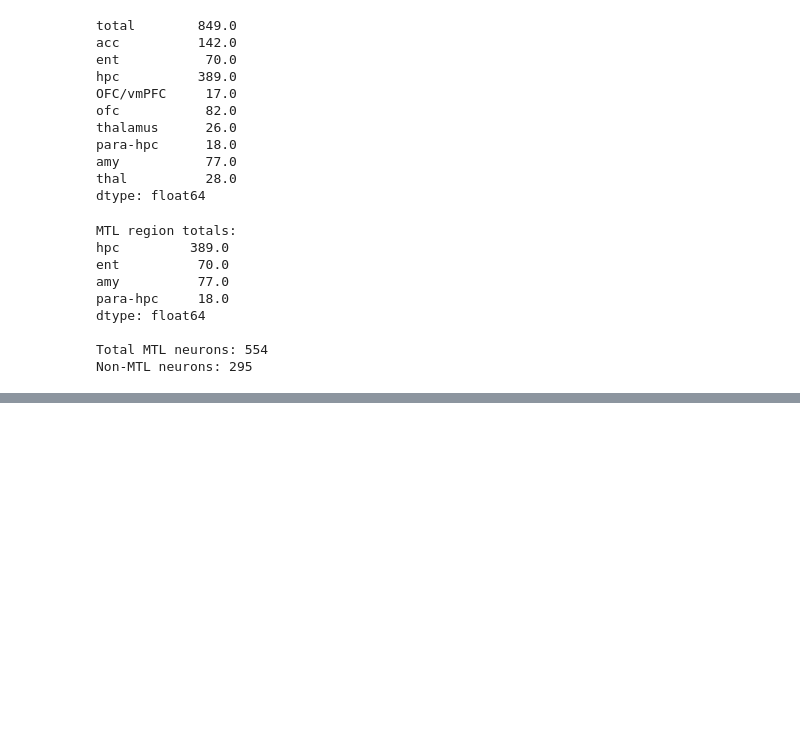
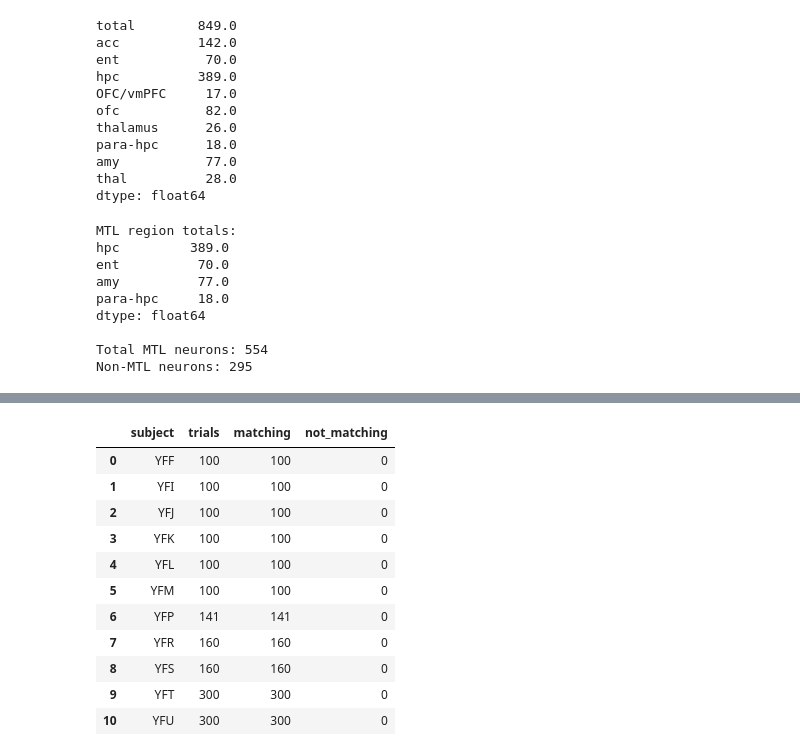
Before and after one commit to Shafiq-Abdu/number-simplex-reproduction, a Jupyter notebook: notebooks/01_explore_data.ipynb, the cells around one changed output, grey strips where cells are left out. Saved outputs shown, nothing was run; the diff lists cells and outputs as text; code cells hidden in the pictures; blank space fills up the shorter version.

```diff
--- a/notebooks/01_explore_data.ipynb
+++ b/notebooks/01_explore_data.ipynb
@@ -780,0 +868,48 @@ Non-MTL neurons: 295
+# %%
+arithmetic_checks = []
+
+for subject in subjects:
+    csv_path = raw_dir / subject.name / "arithmetic" / "photoBehavEvents.csv"
+    df = pd.read_csv(csv_path)
+
+    # Calculate what the answer SHOULD be from cue1, operation, cue2
+    calculated = df["cue1"].copy()
+
+    plus_mask = df["operation"] == "+"
+    minus_mask = df["operation"] == "-"
+
+    calculated.loc[plus_mask] = (
+        df.loc[plus_mask, "cue1"] +
+        df.loc[plus_mask, "cue2"]
+    )
+
+    calculated.loc[minus_mask] = (
+        df.loc[minus_mask, "cue1"] -
+        df.loc[minus_mask, "cue2"]
+    )
+
+    matches = calculated == df["correctAnsw"]
+
+    arithmetic_checks.append({
+        "subject": subject.name,
+        "trials": len(df),
+        "matching": int(matches.sum()),
+        "not_matching": int((~matches).sum())
+    })
+
+arithmetic_validation = pd.DataFrame(arithmetic_checks)
+
+arithmetic_validation
+# %% [output]
+|  | subject | trials | matching | not_matching |
+| 0 | YFF | 100 | 100 | 0 |
+| 1 | YFI | 100 | 100 | 0 |
+| 2 | YFJ | 100 | 100 | 0 |
+| 3 | YFK | 100 | 100 | 0 |
+| 4 | YFL | 100 | 100 | 0 |
+| 5 | YFM | 100 | 100 | 0 |
+| 6 | YFP | 141 | 141 | 0 |
+| 7 | YFR | 160 | 160 | 0 |
+| 8 | YFS | 160 | 160 | 0 |
+| 9 | YFT | 300 | 300 | 0 |
+| 10 | YFU | 300 | 300 | 0 |
```
Also changed, not shown: parts of 8 cells of this notebook.
